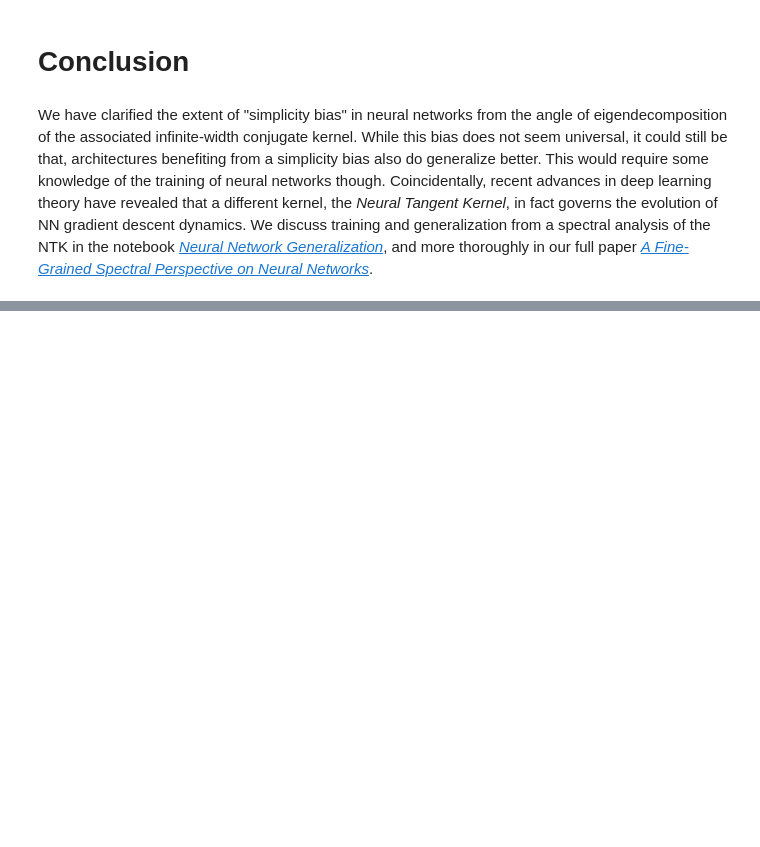
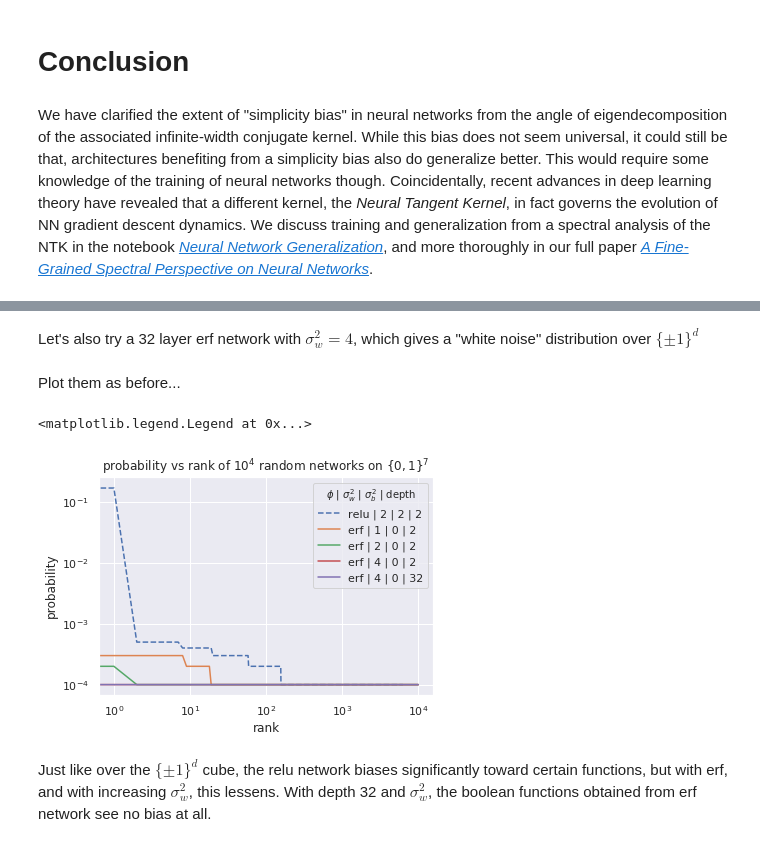
Before and after one commit to thegregyang/NNspectra, a Jupyter notebook: ClarifyingSimplicityBias.ipynb, the cells around one changed output, grey strips where cells are left out. Saved outputs shown, nothing was run; the diff lists cells and outputs as text; code cells hidden in the pictures; blank space fills up the shorter version.

```diff
--- a/ClarifyingSimplicityBias.ipynb
+++ b/ClarifyingSimplicityBias.ipynb
@@ -304,0 +331,41 @@ We discuss training and generalization from a spectral analysis of the NTK in th
+# %%
+nsamples = 10**4
+funcounters['erf'] = {}
+funfreq['erf'] = {}
+vb = 0
+for vw in [1, 2, 4]:
+    # `funcounters` holds a dictionary (more precisely, a `Counter` object) of boolean function (as a string) to its frequency
+    funcounters['erf'][vw] = sample_boolean_fun(MyNet(Erf, WIDTHSPEC), vw, vb, nsamples, outformat='counter',
+                                               bit=[0, 1]) # this allows us to sample over the {0, 1} cube
+    # `funfreq` just has a list of frequencies
+    funfreq['erf'][vw] = OD(funcounters['erf'][vw].most_common()).values()
+# %% [markdown]
+Let's also try a 32 layer erf network with $\sigma_w^2 = 4$, which gives a "white noise" distribution over $\{\pm 1\}^d$
+# %%
+nsamples = 10**4
+vw = 4
+vb = 0
+widthspec = [7] + [40] * 32 + [1]
+funcounters['deeperf'] = sample_boolean_fun(MyNet(Erf, widthspec), vw, vb, nsamples, outformat='counter',
+                                           bit=[0, 1])  # this allows us to sample over the {0, 1} cube
+funfreq['deeperf'] = OD(funcounters['deeperf'].most_common()).values()
+# %% [markdown]
+Plot them as before...
+# %%
+plt.plot(np.array(list(funfreq['relu'][2]), dtype='float')/ nsamples, '--', label='relu | 2 | 2 | 2')
+plt.plot(np.array(list(funfreq['erf'][1]), dtype='float')/ nsamples, label='erf | 1 | 0 | 2')
+plt.plot(np.array(list(funfreq['erf'][2]), dtype='float')/ nsamples, label='erf | 2 | 0 | 2')
+plt.plot(np.array(list(funfreq['erf'][4]), dtype='float')/ nsamples, label='erf | 4 | 0 | 2')
+plt.plot(np.array(list(funfreq['deeperf']), dtype='float')/ nsamples, label='erf | 4 | 0 | 32')
+plt.loglog()
+plt.xlabel('rank')
+plt.ylabel('probability')
+
+plt.title(u'probability vs rank of $10^4$ random networks on $\{0, 1\}^7$')
+plt.legend(title='$\phi$ | $\sigma_w^2$ | $\sigma_b^2$ | depth')
+# %% [output]
+<matplotlib.legend.Legend at 0x...>
+[figure, added]
+# %% [markdown]
+Just like over the $\{\pm 1\}^d$ cube, the relu network biases significantly toward certain functions, but with erf, and with increasing $\sigma_w^2$, this lessens.
+With depth 32 and $\sigma_w^2$, the boolean functions obtained from erf network see no bias at all.
```
Also changed, not shown: parts of 5 cells of this notebook, 2 other files.
